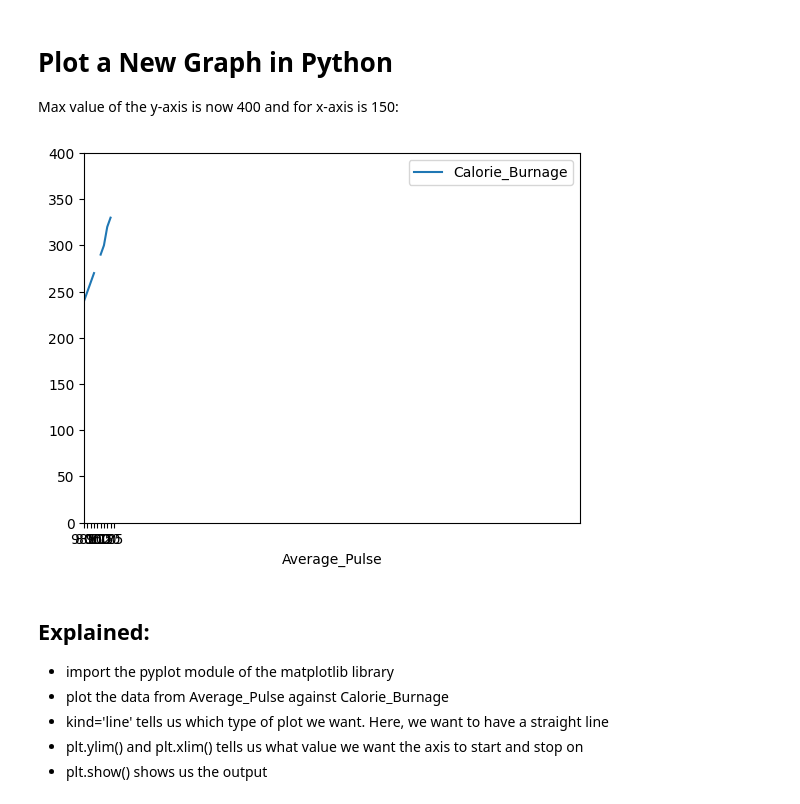
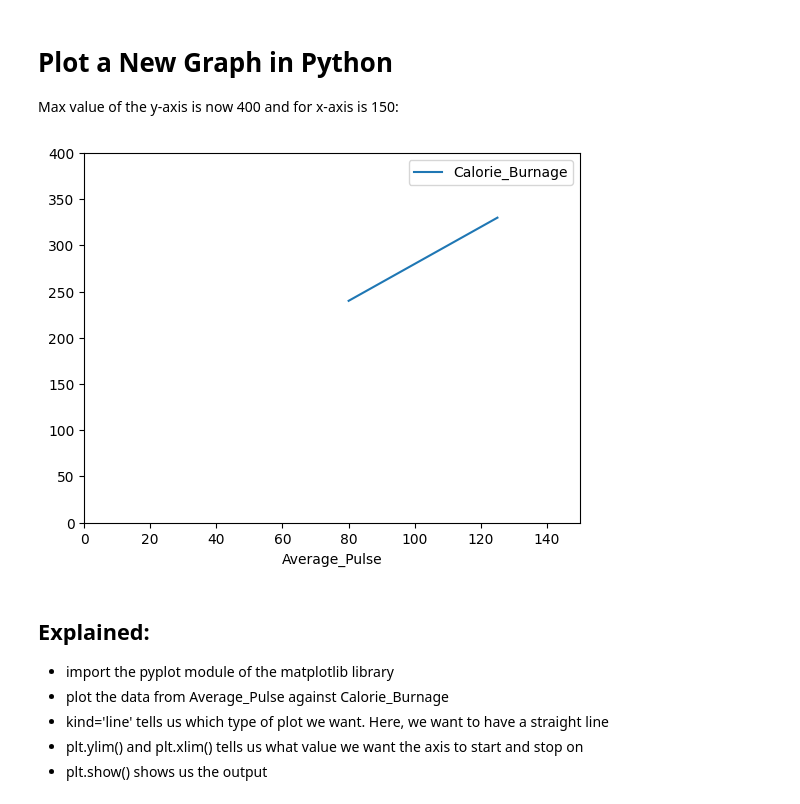
Before and after one commit to Hangsovoleak/Data-Science-Learning, a Jupyter notebook: Data_Science_1.ipynb, the cells around one changed output. Drawn from its saved outputs; the diff is of its cells as text; code cells hidden in the pictures.

```diff
--- a/Data_Science_1.ipynb
+++ b/Data_Science_1.ipynb
@@ -534,13 +534,13 @@ Max value of the y-axis is now 400 and for x-axis is 150:
 # %%
 import matplotlib.pyplot as plt
 
-health_data.plot(x = 'Average_Pulse', y = 'Calorie_Burnage', kind='line'),
+health_data_new.plot(x = 'Average_Pulse', y = 'Calorie_Burnage', kind='line'),
 plt.ylim(ymin=0, ymax=400)
 plt.xlim(xmin=0, xmax=150)
 
 plt.show()
 # %% [output]
-[figure, old version]
+[figure, new version]
 # %% [markdown]
 ## Explained:
 * import the pyplot module of the matplotlib library
```
Also changed, not shown: parts of 14 cells of this notebook.
